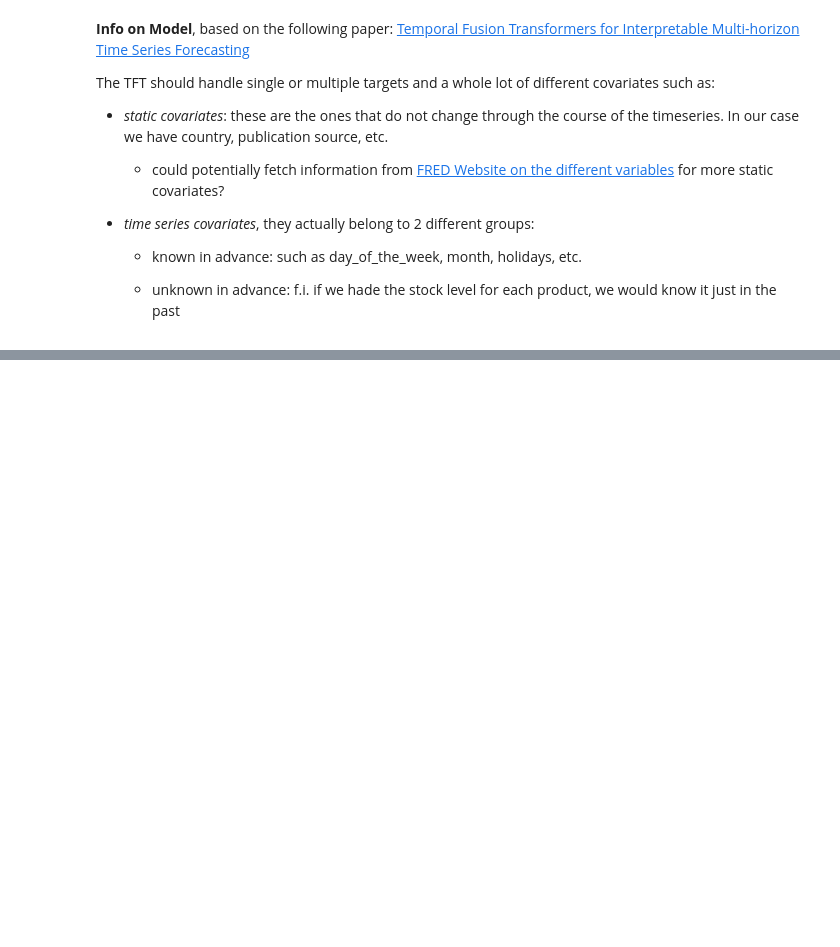
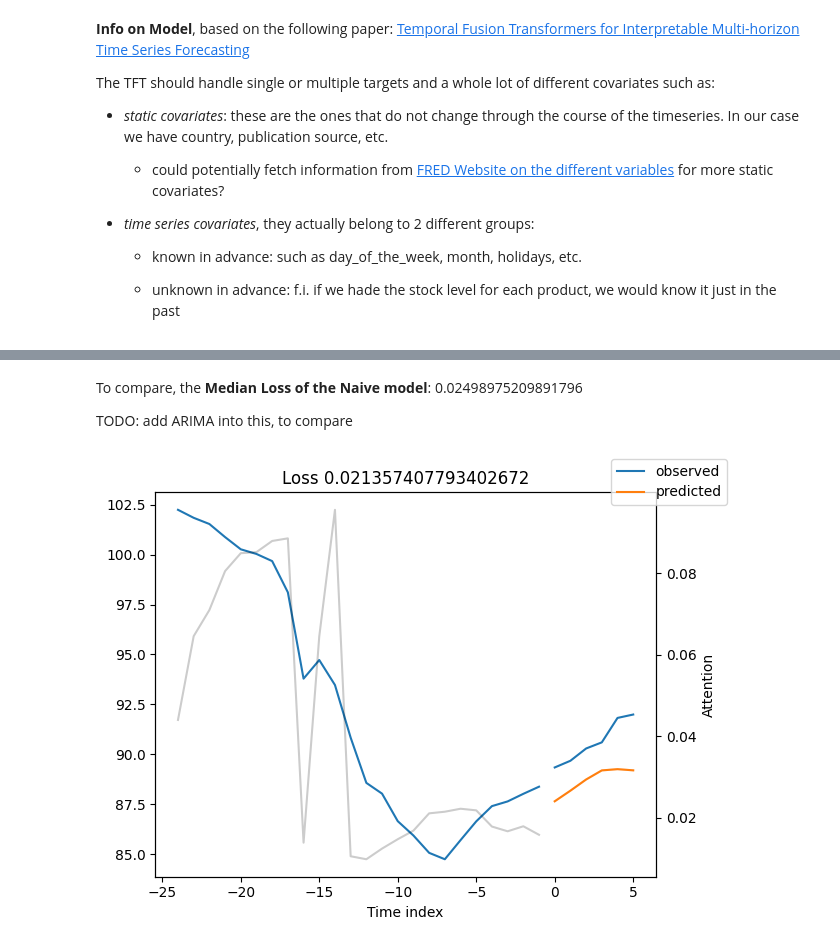
Before and after one commit to minnaheim/aml2026-group-3, a Jupyter notebook: src/basic-tft.ipynb, the cells around one changed output, grey strips where cells are left out. Cells and saved outputs as stored; diff of their text form; code cells hidden in the pictures; blank space fills up the shorter version.

```diff
--- a/src/basic-tft.ipynb
+++ b/src/basic-tft.ipynb
@@ -79,0 +144,7 @@ The TFT should handle single or multiple targets and a whole lot of different co
+# %%
+# split into test, train
+tr_len = round(len(df_monthly) * 0.8)
+
+train = df_monthly.iloc[:tr_len]
+test = df_monthly.iloc[tr_len:]
+print(train.tail()) # goes until 2004
@@ -79,0 +218,5 @@ The TFT should handle single or multiple targets and a whole lot of different co
+# %%
+PATIENCE = 30
+MAX_EPOCHS = 120
+LEARNING_RATE = 0.03
+OPTUNA = False # hyperparam opt
@@ -79,0 +262,7 @@ The TFT should handle single or multiple targets and a whole lot of different co
+# %%
+# add tqdm for progress report
+trainer.fit(
+    tft,
+    train_dataloaders=train_dataloader,
+    val_dataloaders=val_dataloader,
+)
@@ -79,0 +295,16 @@ The TFT should handle single or multiple targets and a whole lot of different co
+# %%
+best_model_path = trainer.checkpoint_callback.best_model_path
+best_tft = TemporalFusionTransformer.load_from_checkpoint(best_model_path)
+
+actuals = torch.cat([y[0] for x, y in iter(val_dataloader)])
+predictions = best_tft.predict(val_dataloader, mode="prediction")
+# print(predictions[:10])
+# print(predictions.shape)
+
+raw_output = best_tft.predict(val_dataloader, mode="raw", return_x=True)
+# this is how to unpack it
+raw_predictions = raw_output.output
+x = raw_output.x
+
+sm = SMAPE()
+print(f"Validation median SMAPE loss: {sm.loss(actuals, predictions).mean(axis=1).median().item()}")
@@ -79,0 +321,9 @@ The TFT should handle single or multiple targets and a whole lot of different co
+# %% [markdown]
+To compare, the **Median Loss of the Naive model**: 0.02498975209891796
+
+TODO: add ARIMA into this, to compare
+# %%
+for idx in range(raw_predictions.prediction.shape[0]):
+    best_tft.plot_prediction(x, raw_predictions, idx=idx, add_loss_to_title=True);
+# %% [output]
+[figure, added]
```
Also changed, not shown: parts of 14 cells of this notebook, 5 other files.
